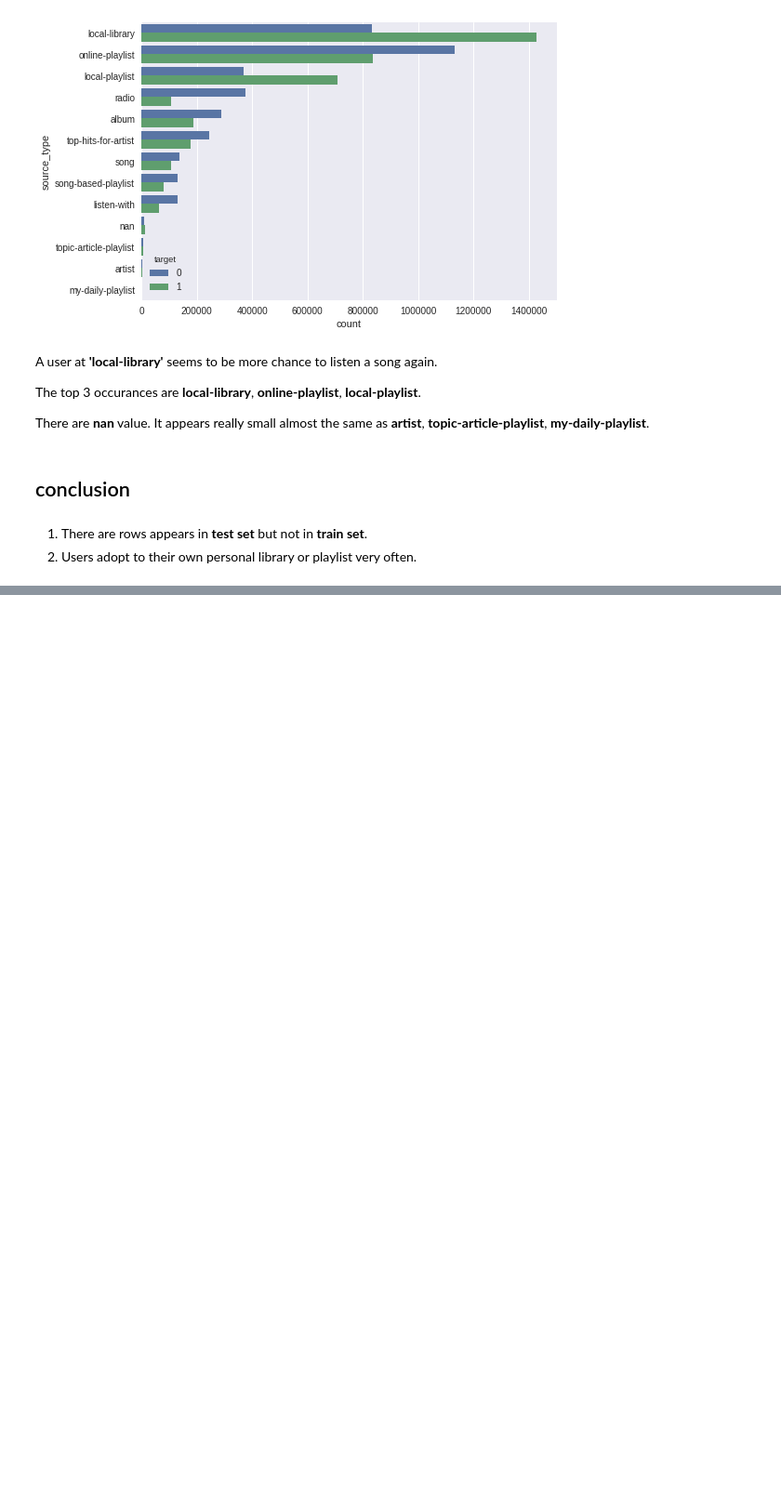
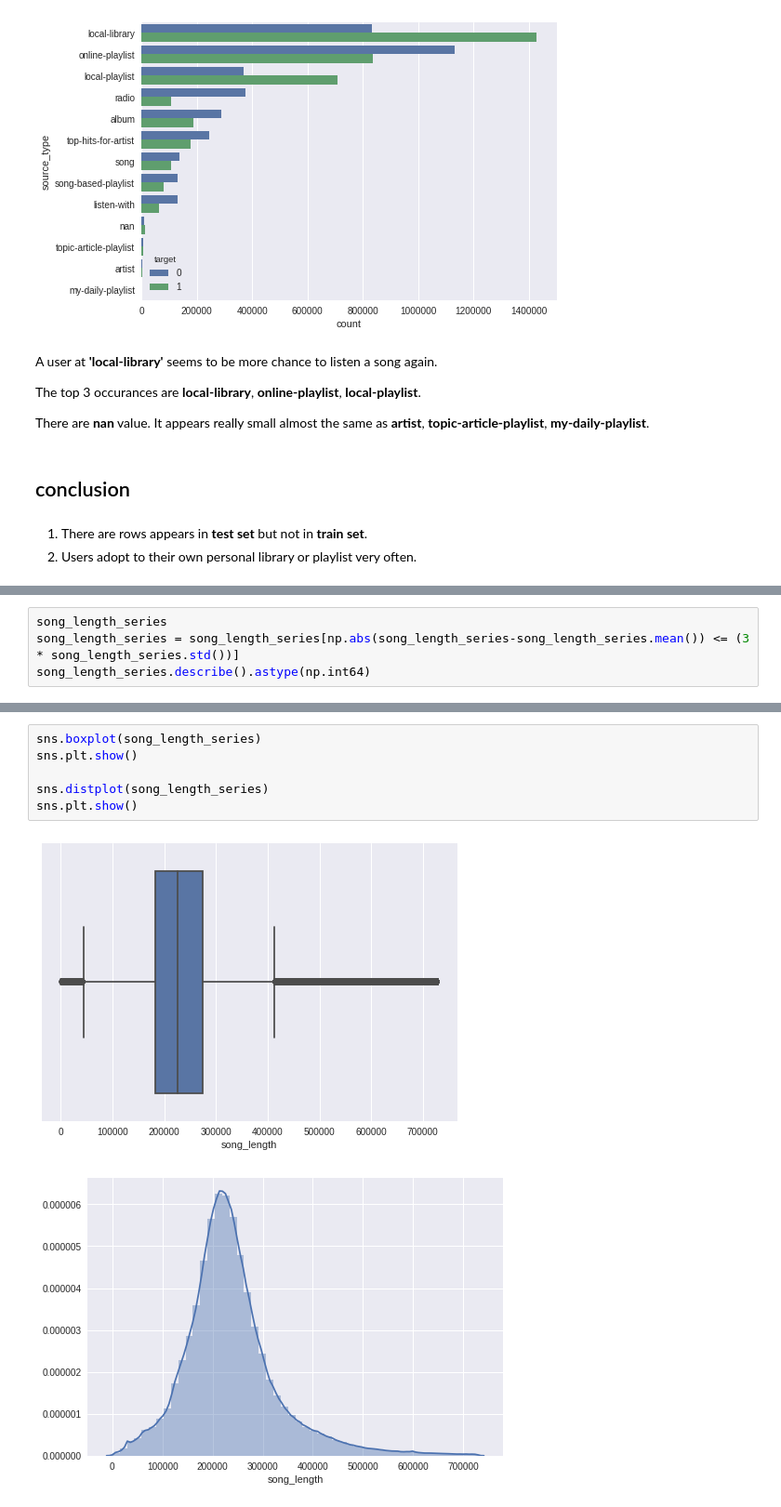
Before and after one commit to dsmilab/WSDM2018-KKBox-MRC, a Jupyter notebook: exploration.ipynb, the cells around one changed output, grey strips where cells are left out. Shown: that part at 93% size. Drawn from its saved outputs; the diff is of its cells as text; blank space fills up the shorter version.

```diff
--- a/exploration.ipynb
+++ b/exploration.ipynb
@@ -210,0 +237,4 @@ There are **nan** value. It appears really small almost the same as **artist**,
+# %%
+song_length_series
+song_length_series = song_length_series[np.abs(song_length_series-song_length_series.mean()) <= (3 * song_length_series.std())]
+song_length_series.describe().astype(np.int64)
@@ -210,0 +251,9 @@ There are **nan** value. It appears really small almost the same as **artist**,
+# %%
+sns.boxplot(song_length_series)
+sns.plt.show()
+
+sns.distplot(song_length_series)
+sns.plt.show()
+# %% [output]
+[figure, added]
+[figure, added]
```
Also changed, not shown: parts of 5 cells of this notebook.
